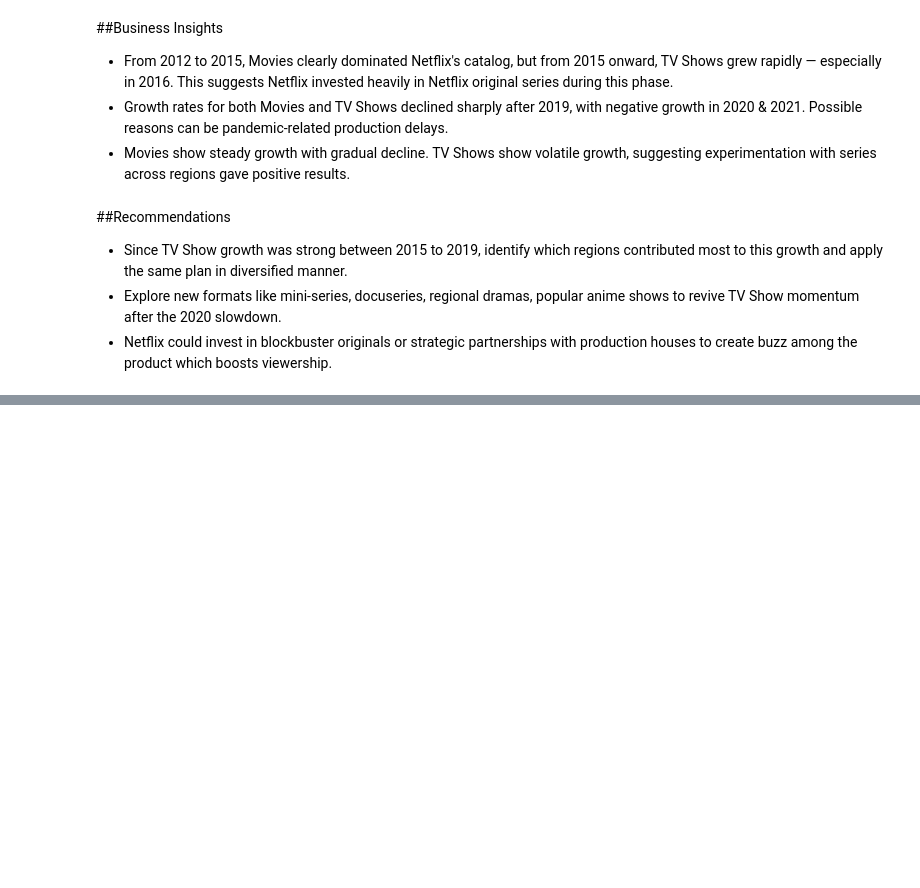
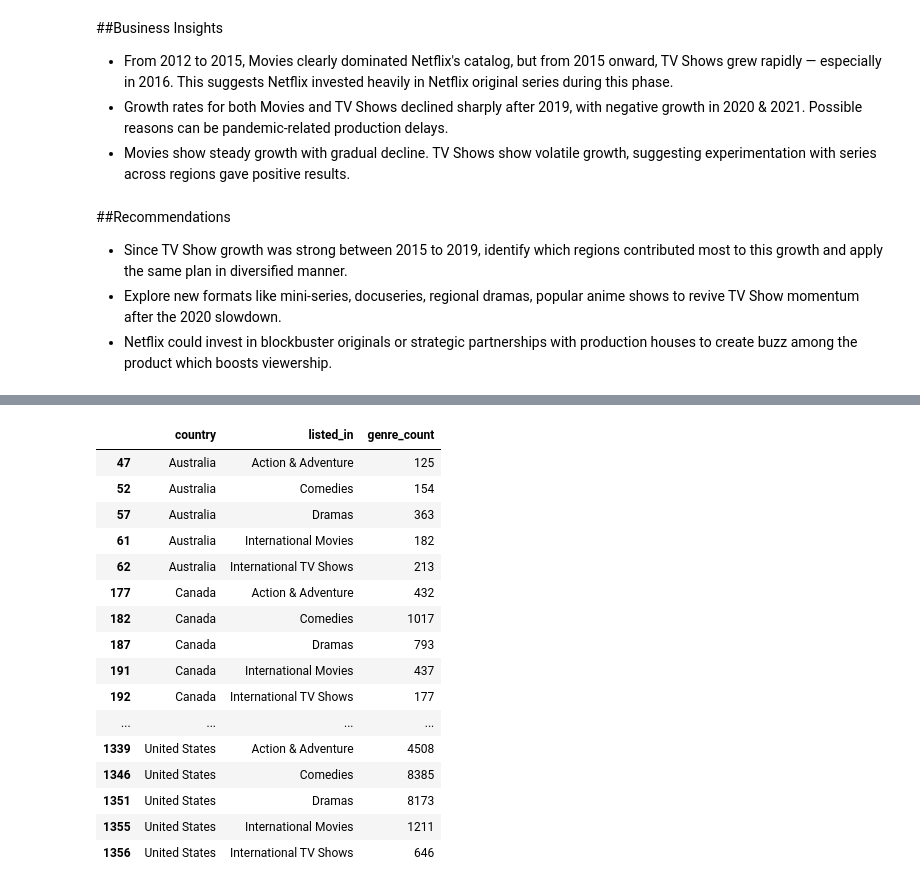
Before and after one commit to AnilJagarapu2704/Projects, a Jupyter notebook: Untitled14.ipynb, the cells around one changed output, grey strips where cells are left out. Cells and saved outputs as stored; diff of their text form; code cells hidden in the pictures; blank space fills up the shorter version.

```diff
--- a/Untitled14.ipynb
+++ b/Untitled14.ipynb
@@ -980,0 +1035,28 @@ dtype: int64
+# %%
+# Performance of top genre's within top 10 countries
+
+country_wise_genre_count = data.groupby(['country', 'listed_in'])['show_id'].count().reset_index()
+country_wise_genre_count.rename(columns = {'show_id': 'genre_count'}, inplace = True)
+country_wise_genre_count.sort_values('genre_count', ascending = False)
+
+top_10_country_genres = country_wise_genre_count[country_wise_genre_count['country'].isin(top_10_countries['country'])]
+top_genres_among_top_countries = top_10_country_genres[top_10_country_genres['listed_in'].isin(top_genres['listed_in'])]
+top_genres_among_top_countries
+# %% [output]
+|  | country | listed_in | genre_count |
+| 47 | Australia | Action & Adventure | 125 |
+| 52 | Australia | Comedies | 154 |
+| 57 | Australia | Dramas | 363 |
+| 61 | Australia | International Movies | 182 |
+| 62 | Australia | International TV Shows | 213 |
+| 177 | Canada | Action & Adventure | 432 |
+| 182 | Canada | Comedies | 1017 |
+| 187 | Canada | Dramas | 793 |
+| 191 | Canada | International Movies | 437 |
+| 192 | Canada | International TV Shows | 177 |
+| ... | ... | ... | ... |
+| 1339 | United States | Action & Adventure | 4508 |
+| 1346 | United States | Comedies | 8385 |
+| 1351 | United States | Dramas | 8173 |
+| 1355 | United States | International Movies | 1211 |
+| 1356 | United States | International TV Shows | 646 |
```
Also changed, not shown: parts of 15 cells of this notebook.
